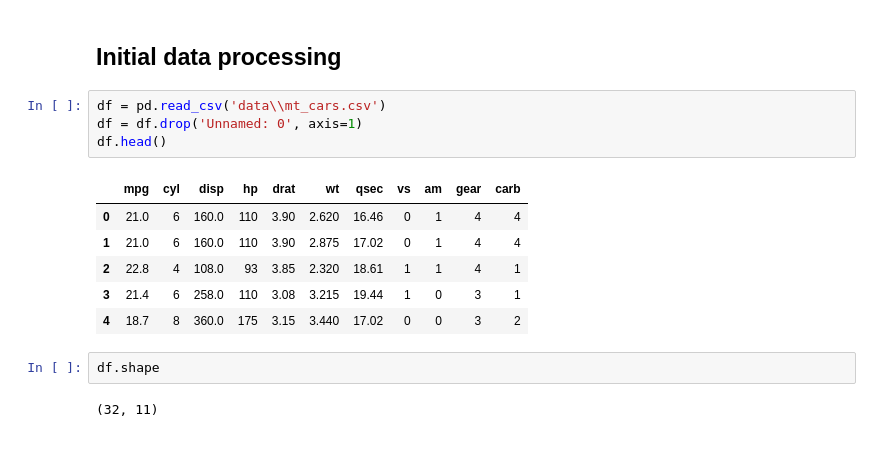
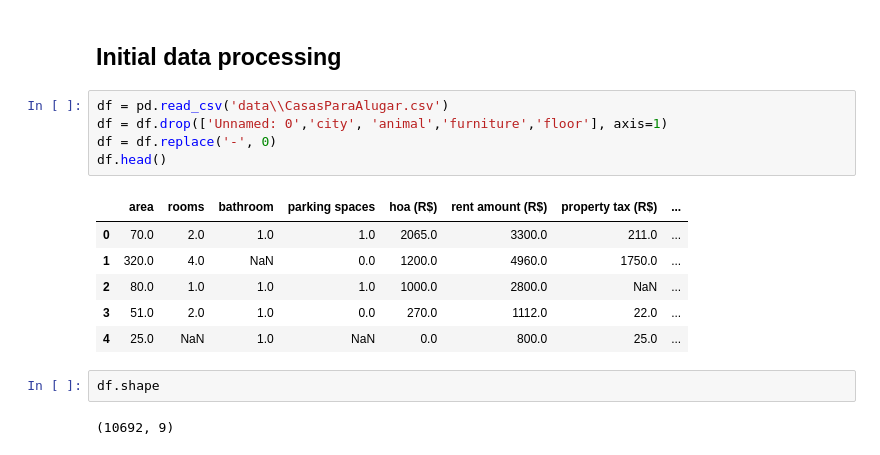
Before and after one commit to Eduarda-Donato/Machine_Learning, a Jupyter notebook: RegressãoLinear.ipynb, the cells around one changed output. Saved outputs shown, nothing was run; the diff lists cells and outputs as text.

```diff
--- a/RegressãoLinear.ipynb
+++ b/RegressãoLinear.ipynb
@@ -37,17 +37,18 @@ $C(X,Y) = \dfrac{\sum (X-\bar X)(Y-\bar Y)}{\sqrt{\sum (X-\bar X)^2\sum (Y-\bar
 # %% [markdown]
 ## Initial data processing
 # %%
-df = pd.read_csv('data\\mt_cars.csv')
-df = df.drop('Unnamed: 0', axis=1)
+df = pd.read_csv('data\\CasasParaAlugar.csv')
+df = df.drop(['Unnamed: 0','city', 'animal','furniture','floor'], axis=1)
+df = df.replace('-', 0)
 df.head()
 # %% [output]
-|  | mpg | cyl | disp | hp | drat | wt | qsec | vs | am | gear | carb |
-| 0 | 21.0 | 6 | 160.0 | 110 | 3.90 | 2.620 | 16.46 | 0 | 1 | 4 | 4 |
-| 1 | 21.0 | 6 | 160.0 | 110 | 3.90 | 2.875 | 17.02 | 0 | 1 | 4 | 4 |
-| 2 | 22.8 | 4 | 108.0 | 93 | 3.85 | 2.320 | 18.61 | 1 | 1 | 4 | 1 |
-| 3 | 21.4 | 6 | 258.0 | 110 | 3.08 | 3.215 | 19.44 | 1 | 0 | 3 | 1 |
-| 4 | 18.7 | 8 | 360.0 | 175 | 3.15 | 3.440 | 17.02 | 0 | 0 | 3 | 2 |
+|  | area | rooms | bathroom | parking spaces | hoa (R$) | rent amount (R$) | property tax (R$) | ... |
+| 0 | 70.0 | 2.0 | 1.0 | 1.0 | 2065.0 | 3300.0 | 211.0 | ... |
+| 1 | 320.0 | 4.0 | NaN | 0.0 | 1200.0 | 4960.0 | 1750.0 | ... |
+| 2 | 80.0 | 1.0 | 1.0 | 1.0 | 1000.0 | 2800.0 | NaN | ... |
+| 3 | 51.0 | 2.0 | 1.0 | 0.0 | 270.0 | 1112.0 | 22.0 | ... |
+| 4 | 25.0 | NaN | 1.0 | NaN | 0.0 | 800.0 | 25.0 | ... |
 # %%
 df.shape
 # %% [output]
-(32, 11)
+(10692, 9)
```
Also changed, not shown: parts of 18 cells of this notebook, 1 other file.
